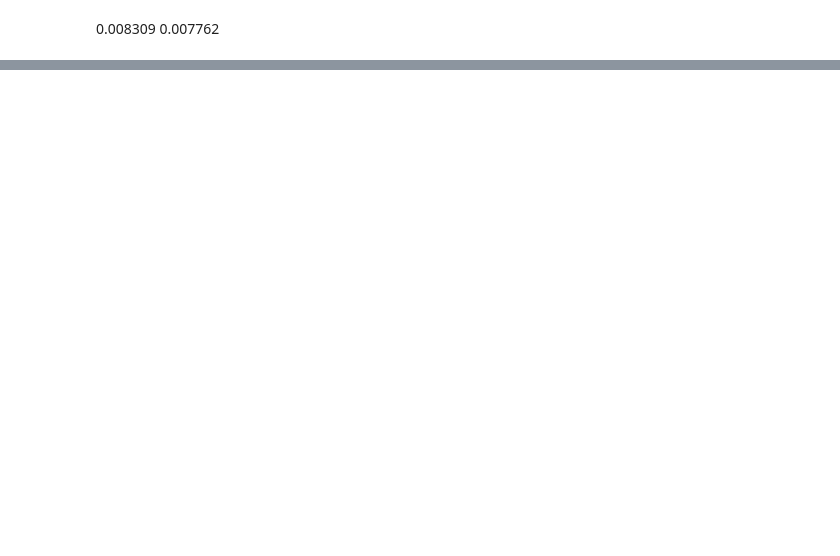
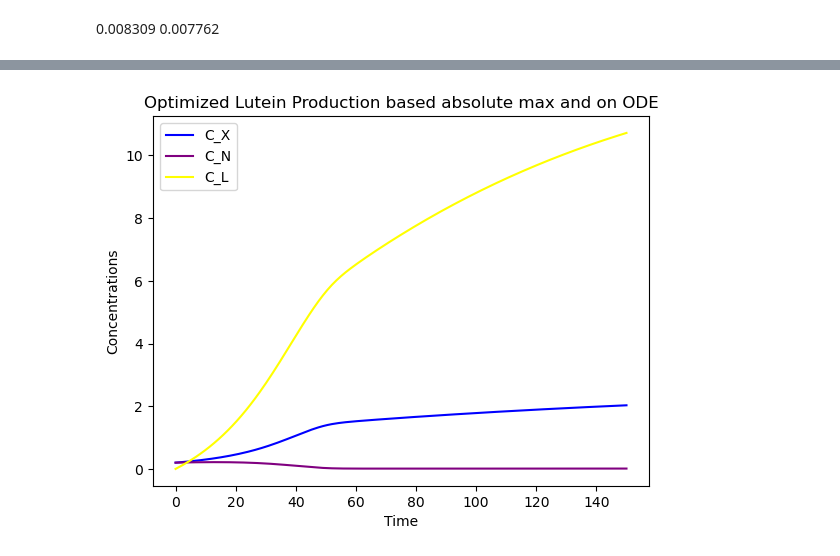
Before and after one commit to swamilikes2code/Python_based_Interactive_Scientific_Visualization, a Jupyter notebook: digital_lab_twin/Alex_Pellett/Lutein_Optimize.ipynb, the cells around one changed output, grey strips where cells are left out. Saved outputs shown, nothing was run; the diff lists cells and outputs as text; code cells hidden in the pictures; blank space fills up the shorter version.

```diff
--- a/digital_lab_twin/Alex_Pellett/Lutein_Optimize.ipynb
+++ b/digital_lab_twin/Alex_Pellett/Lutein_Optimize.ipynb
@@ -273,0 +241,4 @@ plt.show()
+# %%
+abs_L_max = mainData['C_L'].max()
+# %%
+abs_max_info = mainData[mainData['C_L'] == abs_L_max]
@@ -273,0 +250,4 @@ plt.show()
+# %%
+#find experiment number
+abs_opt_index = abs_max_info.iat[0, 9]
+abs_opt_index
@@ -273,0 +276,13 @@ plt.show()
+# %%
+import matplotlib.pyplot as plt
+
+plt.plot(abs_optData['Time'], abs_optData['C_X'], label = "C_X", color = 'blue')
+plt.plot(abs_optData['Time'], abs_optData['C_N'], label = "C_N", color = 'purple')
+plt.plot(abs_optData['Time'], (abs_optData['C_L'] * 1000), label = "C_L", color = 'yellow')
+plt.legend()
+plt.xlabel('Time')
+plt.ylabel('Concentrations')
+plt.title("Optimized Lutein Production based absolute max and on ODE")
+plt.show()
+# %% [output]
+[figure, added]
```
Also changed, not shown: parts of 28 cells of this notebook.
